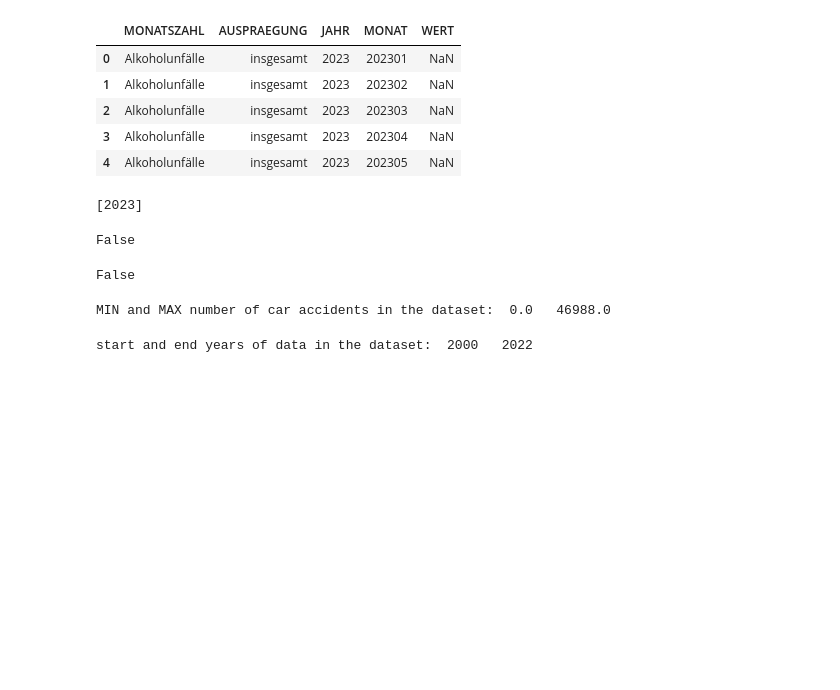
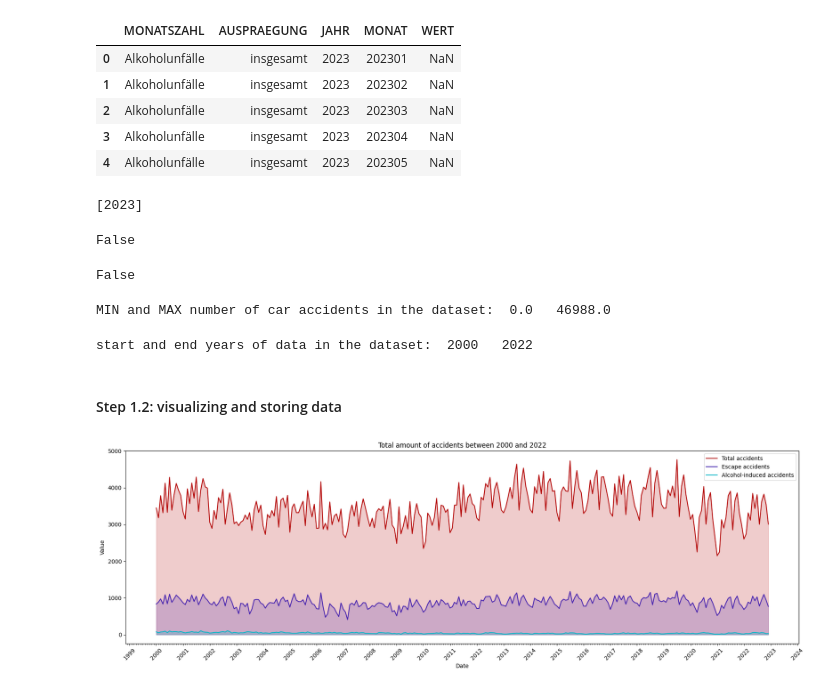
Before and after one commit to ryabovasasha08/Accidents_Forecasting, a Jupyter notebook: ai_model.ipynb, the cells around one changed output. Drawn from its saved outputs; the diff is of its cells as text; code cells hidden in the pictures; blank space fills up the shorter version.

Commit message:
Added data visualization

```diff
--- a/ai_model.ipynb
+++ b/ai_model.ipynb
@@ -102,3 +102,50 @@ all_data_relevant[Col_Names.MONTH.value] = pd.to_datetime(all_data_relevant[Col_
 total_accidents_data = all_data_relevant[all_data_relevant[Col_Names.ACCIDENT_TYPE.value] == 'insgesamt']
 dead_accidents_data = all_data_relevant[all_data_relevant[Col_Names.ACCIDENT_TYPE.value] == 'Verletzte und Getötete']
 injured_accidents_data = all_data_relevant[all_data_relevant[Col_Names.ACCIDENT_TYPE.value] == 'mit Personenschäden']
+# %% [markdown]
+#### Step 1.2: visualizing and storing data
+# %%
+import matplotlib.pyplot as plt
+import numpy as np
+import matplotlib.dates as mdates
+
+# Create some sample data
+dates = total_accidents_data[Col_Names.MONTH.value].unique()
+'Alkoholunfälle' 'Fluchtunfälle' 'Verkehrsunfälle'
+total_car_accidents = total_accidents_data[total_accidents_data[Col_Names.CATEGORY.value]=="Verkehrsunfälle"][Col_Names.VALUE.value]
+total_alcohol_accidents = total_accidents_data[total_accidents_data[Col_Names.CATEGORY.value]=="Alkoholunfälle"][Col_Names.VALUE.value]
+total_escape_accidents = total_accidents_data[total_accidents_data[Col_Names.CATEGORY.value]=="Fluchtunfälle"][Col_Names.VALUE.value]
+
+fig, ax = plt.subplots(figsize=(18,6))
+
+plt.plot(dates, total_car_accidents, "-",  color="#b30000", label="Total accidents")
+plt.fill_between(dates, total_car_accidents, color='#b30000', alpha=0.2)
+
+plt.plot(dates, total_escape_accidents, "-", color="#4421af", label="Escape accidents")
+plt.fill_between(dates, total_escape_accidents, color='#4421af', alpha=0.2)
+
+
+plt.plot(dates, total_alcohol_accidents, "-", color="#00b7c7", label="Alcohol-induced accidents")
+plt.fill_between(dates, total_alcohol_accidents, color='#00b7c7', alpha=0.2)
+
+
+
+# Add title and axis labels
+years = all_data_relevant[Col_Names.YEAR.value].unique()
+startYear = years[0]
+endYear = years[-1]
+plt.title('Total amount of accidents between ' + str(startYear) + ' and ' + str(endYear))
+plt.xlabel('Date')
+plt.ylabel('Value')
+plt.legend()
+plt.xticks(rotation=45)
+ax.xaxis.set_major_locator(mdates.YearLocator())
+ax.xaxis.set_minor_locator(mdates.MonthLocator())
+#ax.margins(x=0, y=0)
+
+
+# Display the plot
+plt.tight_layout()
+plt.show()
+# %% [output]
+[figure, added]
```
